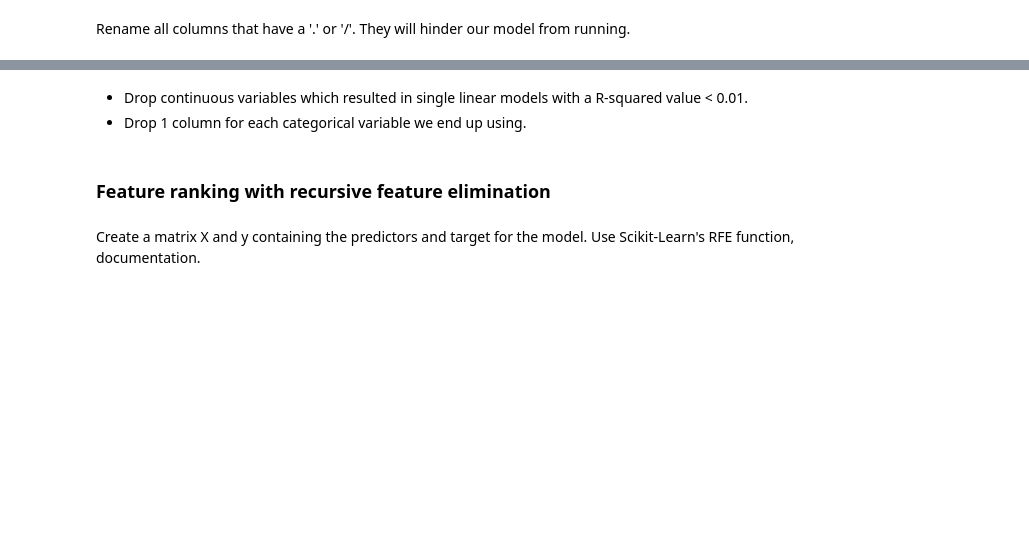
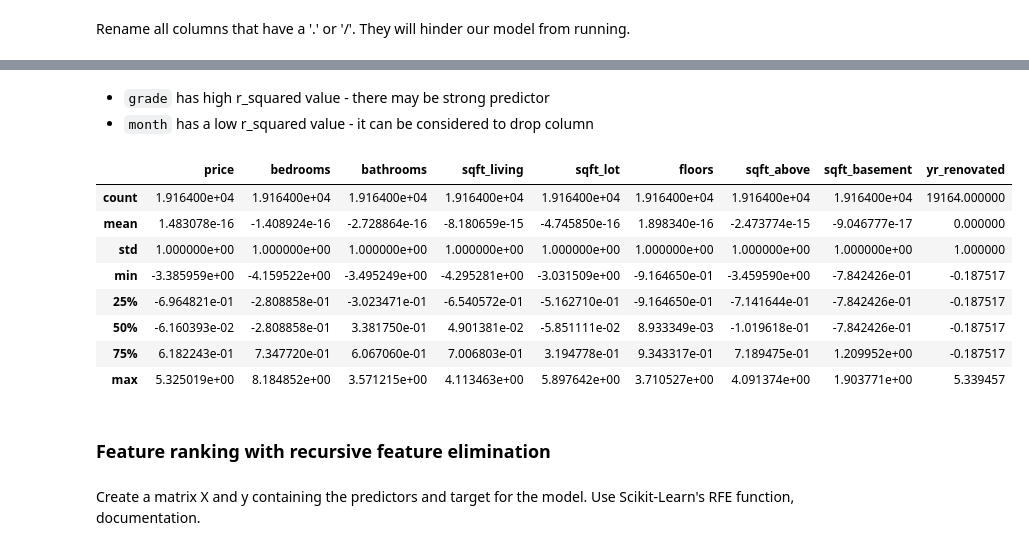
Before and after one commit to gabe-a-vazquez/FI_DS_Mod1_Project, a Jupyter notebook: student.ipynb, the cells around one changed output, grey strips where cells are left out. Cells and saved outputs as stored; diff of their text form; code cells hidden in the pictures; blank space fills up the shorter version.

```diff
--- a/student.ipynb
+++ b/student.ipynb
@@ -511,3 +620,0 @@ Convert `yr_renovated` to categorical data
-# %%
-data_cleaned.yr_renovated = data_cleaned.yr_renovated.astype("str")
-print("Yr_Renovated: ", data_cleaned.yr_renovated.dtype)
@@ -539,9 +668,19 @@ for col in cols:
-# %% [markdown]
-* Drop continuous variables which resulted in single linear models with a R-squared value < 0.01.
-* Drop 1 column for each categorical variable we end up using.
+# %% [markdown]
+* `grade` has high r_squared value - there may be strong predictor
+* `month` has a low r_squared value - it can be considered to drop column
 # %%
-kc_house_final = data_cleaned.drop(["yr_built"], axis=1)
+kc_house_final = data_cleaned.drop(["yr_built", "month_1", "month_2", "month_3", "month_4", "month_5", "month_6", "month_7", "month_8", "month_9", "month_10", "month_11", "month_12",], axis=1)
 kc_house_final.describe()
+# %% [output]
+|  | price | bedrooms | bathrooms | sqft_living | sqft_lot | floors | sqft_above | sqft_basement | yr_renovated |
+| count | 1.916400e+04 | 1.916400e+04 | 1.916400e+04 | 1.916400e+04 | 1.916400e+04 | 1.916400e+04 | 1.916400e+04 | 1.916400e+04 | 19164.000000 |
+| mean | 1.483078e-16 | -1.408924e-16 | -2.728864e-16 | -8.180659e-15 | -4.745850e-16 | 1.898340e-16 | -2.473774e-15 | -9.046777e-17 | 0.000000 |
+| std | 1.000000e+00 | 1.000000e+00 | 1.000000e+00 | 1.000000e+00 | 1.000000e+00 | 1.000000e+00 | 1.000000e+00 | 1.000000e+00 | 1.000000 |
+| min | -3.385959e+00 | -4.159522e+00 | -3.495249e+00 | -4.295281e+00 | -3.031509e+00 | -9.164650e-01 | -3.459590e+00 | -7.842426e-01 | -0.187517 |
+| 25% | -6.964821e-01 | -2.808858e-01 | -3.023471e-01 | -6.540572e-01 | -5.162710e-01 | -9.164650e-01 | -7.141644e-01 | -7.842426e-01 | -0.187517 |
+| 50% | -6.160393e-02 | -2.808858e-01 | 3.381750e-01 | 4.901381e-02 | -5.851111e-02 | 8.933349e-03 | -1.019618e-01 | -7.842426e-01 | -0.187517 |
+| 75% | 6.182243e-01 | 7.347720e-01 | 6.067060e-01 | 7.006803e-01 | 3.194778e-01 | 9.343317e-01 | 7.189475e-01 | 1.209952e+00 | -0.187517 |
+| max | 5.325019e+00 | 8.184852e+00 | 3.571215e+00 | 4.113463e+00 | 5.897642e+00 | 3.710527e+00 | 4.091374e+00 | 1.903771e+00 | 5.339457 |
 # %% [markdown]
 ### Feature ranking with recursive feature elimination
 # %% [markdown]
```
Also changed, not shown: parts of 68 cells of this notebook, 1 other file.
